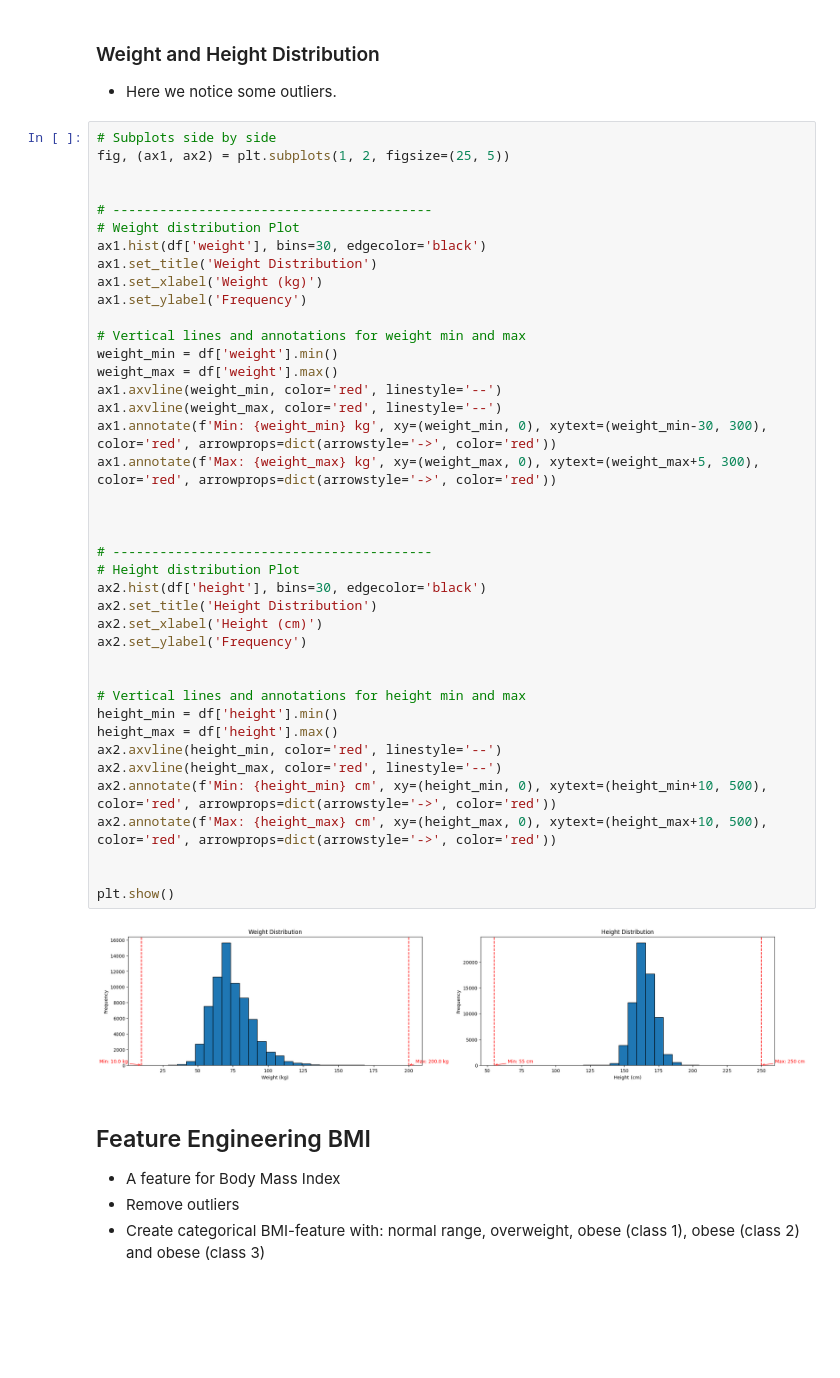
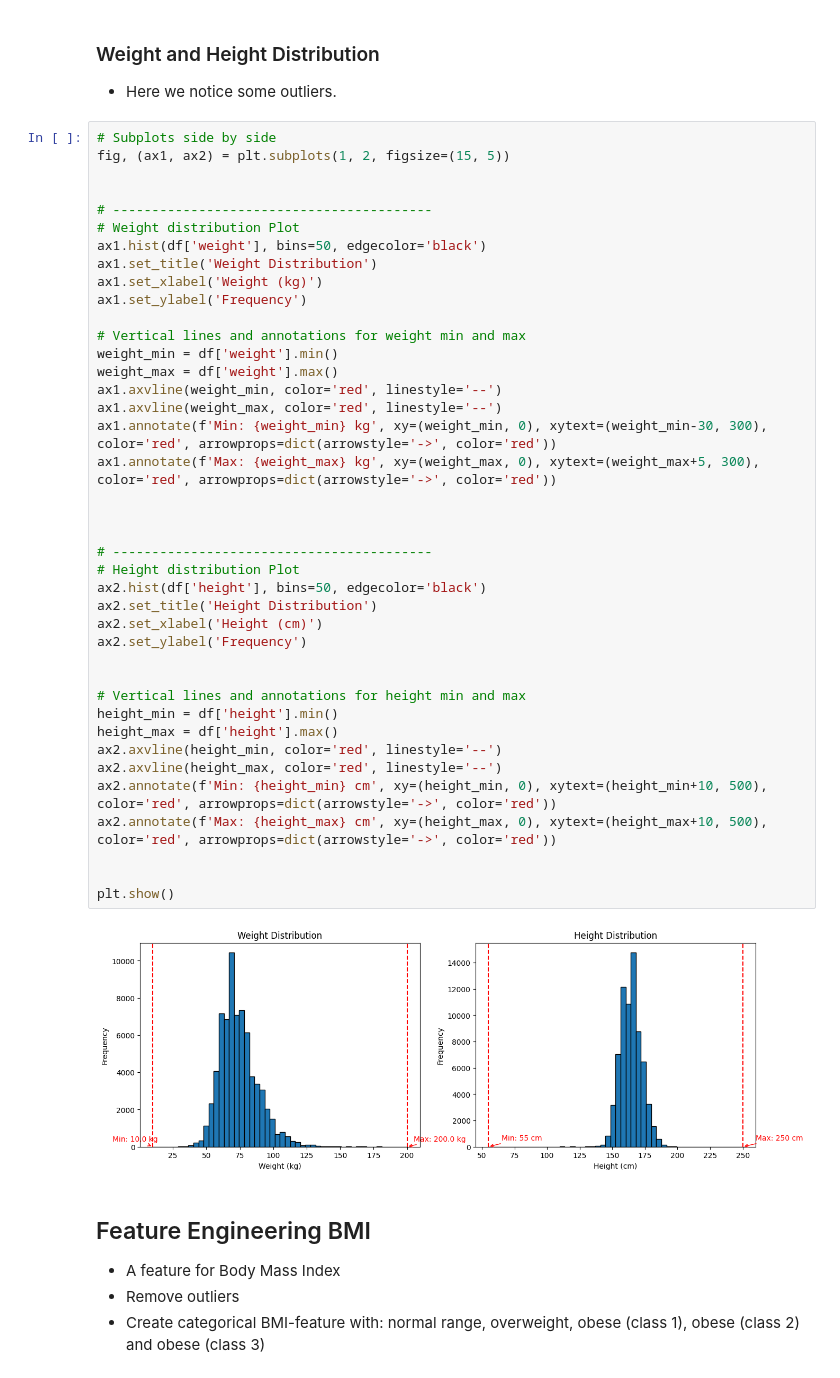
Before and after one commit to smlatic/Machine-Learning-ITHS, a Jupyter notebook: LAB/Disease_detection/disease_detection.ipynb, the cells around one changed output. Saved outputs shown, nothing was run; the diff lists cells and outputs as text; blank space fills up the shorter version.

```diff
--- a/LAB/Disease_detection/disease_detection.ipynb
+++ b/LAB/Disease_detection/disease_detection.ipynb
@@ -95,46 +95,46 @@ Percentage of smokers: 8.81%
 - Here we notice some outliers.
 # %%
 # Subplots side by side
-fig, (ax1, ax2) = plt.subplots(1, 2, figsize=(25, 5))
+fig, (ax1, ax2) = plt.subplots(1, 2, figsize=(15, 5))
 
 
 # -----------------------------------------
 # Weight distribution Plot
-ax1.hist(df['weight'], bins=30, edgecolor='black')
+ax1.hist(df['weight'], bins=50, edgecolor='black')
 ax1.set_title('Weight Distribution')
 ax1.set_xlabel('Weight (kg)')
 ax1.set_ylabel('Frequency')
 
 # Vertical lines and annotations for weight min and max
 weight_min = df['weight'].min()
 weight_max = df['weight'].max()
 ax1.axvline(weight_min, color='red', linestyle='--')
 ax1.axvline(weight_max, color='red', linestyle='--')
 ax1.annotate(f'Min: {weight_min} kg', xy=(weight_min, 0), xytext=(weight_min-30, 300), color='red', arrowprops=dict(arrowstyle='->', color='red'))
 ax1.annotate(f'Max: {weight_max} kg', xy=(weight_max, 0), xytext=(weight_max+5, 300), color='red', arrowprops=dict(arrowstyle='->', color='red'))
 
 
 
 # -----------------------------------------
 # Height distribution Plot
-ax2.hist(df['height'], bins=30, edgecolor='black')
+ax2.hist(df['height'], bins=50, edgecolor='black')
 ax2.set_title('Height Distribution')
 ax2.set_xlabel('Height (cm)')
 ax2.set_ylabel('Frequency')
 
 
 # Vertical lines and annotations for height min and max
 height_min = df['height'].min()
 height_max = df['height'].max()
 ax2.axvline(height_min, color='red', linestyle='--')
 ax2.axvline(height_max, color='red', linestyle='--')
 ax2.annotate(f'Min: {height_min} cm', xy=(height_min, 0), xytext=(height_min+10, 500), color='red', arrowprops=dict(arrowstyle='->', color='red'))
 ax2.annotate(f'Max: {height_max} cm', xy=(height_max, 0), xytext=(height_max+10, 500), color='red', arrowprops=dict(arrowstyle='->', color='red'))
 
 
 plt.show()
 # %% [output]
-[figure, old version]
+[figure, new version]
 # %% [markdown]
 ## Feature Engineering BMI
 - A feature for Body Mass Index
```
Also changed, not shown: parts of 15 cells of this notebook.
